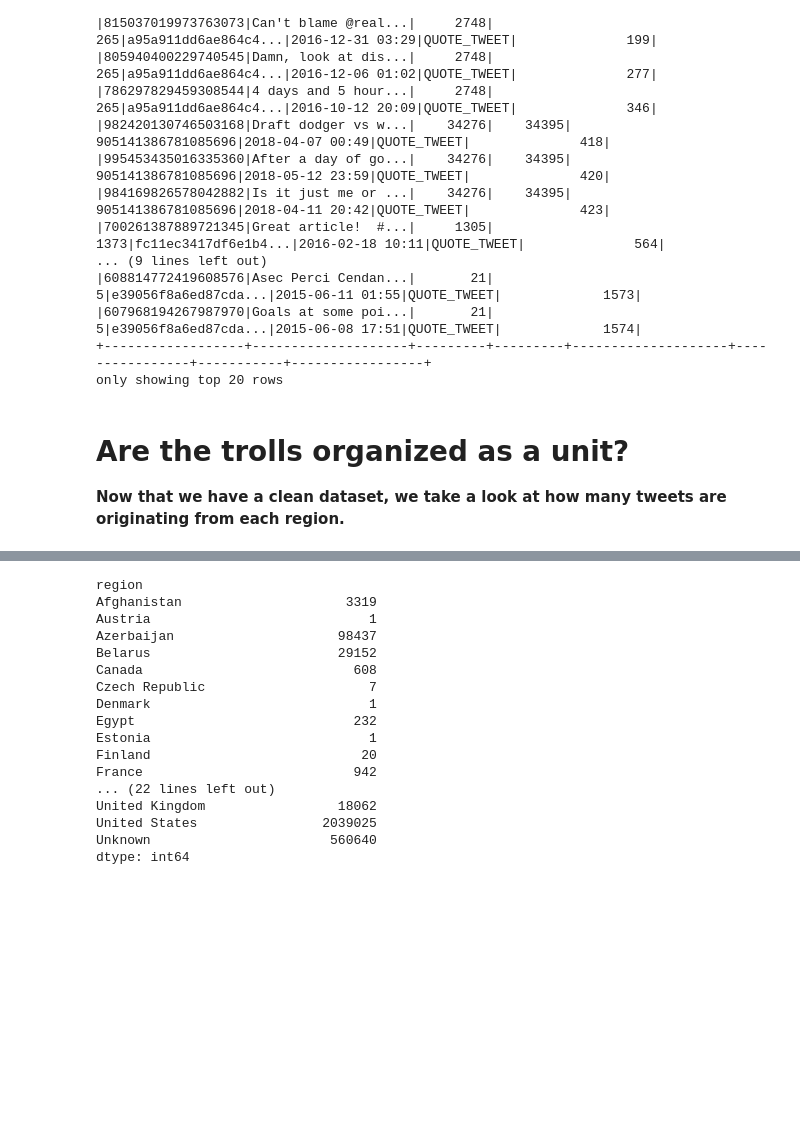
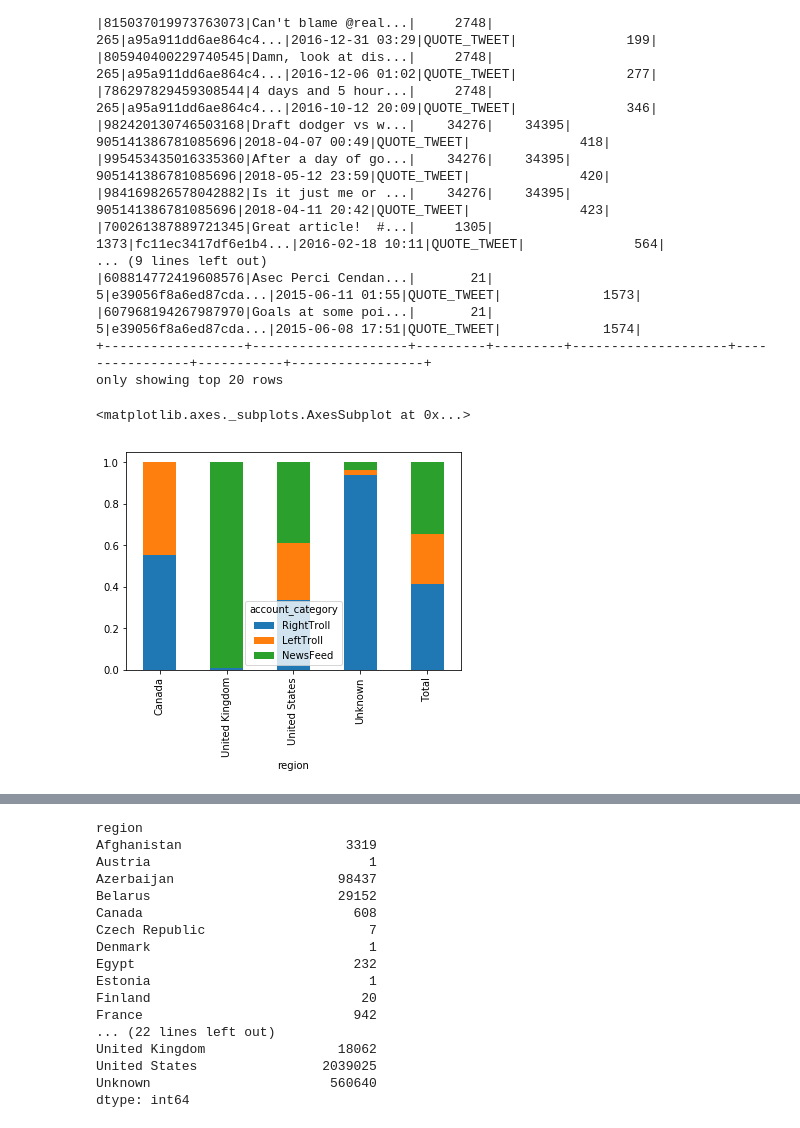
Before and after one commit to haakonms/ADAproject, a Jupyter notebook: TweetProject.ipynb, the cells around one changed output, grey strips where cells are left out. Cells and saved outputs as stored; diff of their text form; code cells hidden in the pictures; blank space fills up the shorter version.

Commit message:
Update TweetProject.ipynb
Are the trolls united with a political leaning in each country?

```diff
--- a/TweetProject.ipynb
+++ b/TweetProject.ipynb
@@ -162,7 +162,16 @@ tweets_spark.show()
 |607968194267987970|Goals at some poi...|       21|        5|e39056f8a6ed87cda...|2015-06-08 17:51|QUOTE_TWEET|             1574|
 +------------------+--------------------+---------+---------+--------------------+----------------+-----------+-----------------+
 only showing top 20 rows
-# %% [markdown]
-# Are the trolls organized as a unit?
-
-**Now that we have a clean dataset, we take a look at how many tweets are originating from each region.**
+# %%
+tweets_country = pd.DataFrame(data.groupby(["region"]).size())
+tweet_categories_country=pd.DataFrame(data.groupby(["region","account_category"]).size()).unstack(level=-1)
+tweet_categories_country.columns = tweet_categories_country.columns.droplevel()
+tweet_categories_country.loc['Total']= tweet_categories_country.sum()
+tweet_categories_country=tweet_categories_country.filter(['RightTroll','LeftTroll',"NewsFeed"], axis=1)
+tweet_categories_country['Total'] = tweet_categories_country.sum(axis=1)
+tweet_categories_country = tweet_categories_country[tweet_categories_country["Total"]>400]
+tweet_categories_country = tweet_categories_country.loc[:,"RightTroll":"NewsFeed"].div(tweet_categories_country["Total"], axis=0)
+tweet_categories_country.plot.bar(stacked=True)
+# %% [output]
+<matplotlib.axes._subplots.AxesSubplot at 0x...>
+[figure, added]
```
Also changed, not shown: parts of 1 cell of this notebook.
